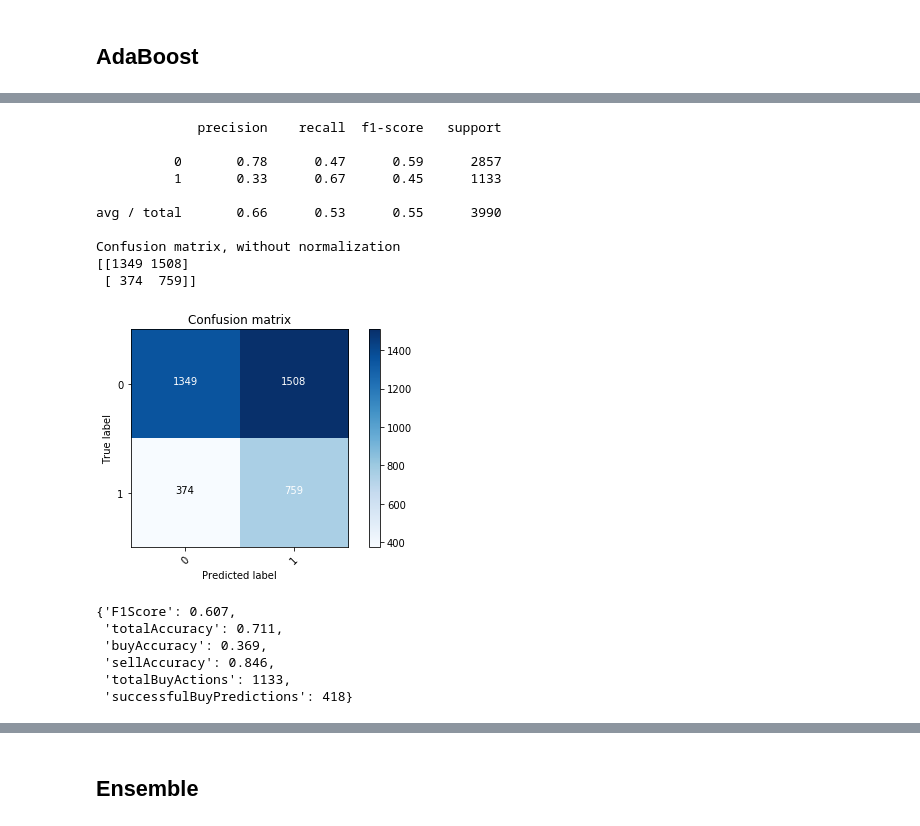
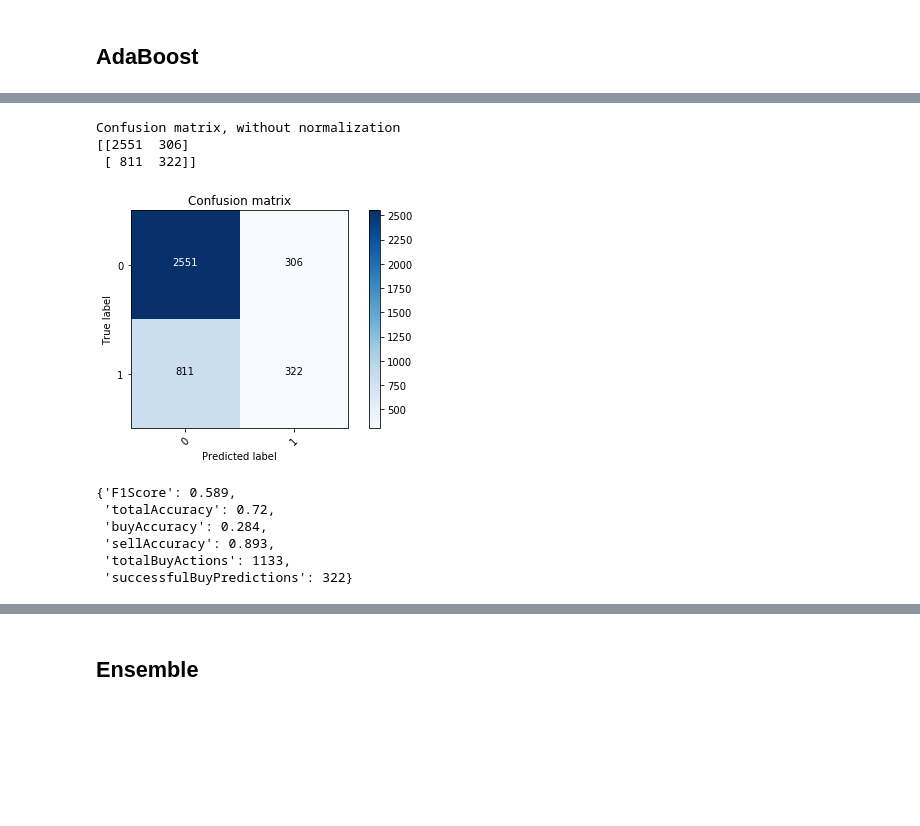
Before and after one commit to iaghidro/stock-predictor, a Jupyter notebook: notebook-files/binaryClassificationBTC.ipynb, the cells around one changed output, grey strips where cells are left out. Saved outputs shown, nothing was run; the diff lists cells and outputs as text; code cells hidden in the pictures; blank space fills up the shorter version.

```diff
--- a/notebook-files/binaryClassificationBTC.ipynb
+++ b/notebook-files/binaryClassificationBTC.ipynb
@@ -965,7 +474,15 @@ prediciton = m.predict_array(df_row[cat_vars], df_row[contin_vars])
 # %% [markdown]
 ## Random Forrest
 # %%
-from sklearn.ensemble import RandomForestRegressor
-mrf = RandomForestRegressor(n_estimators=40, max_features=0.99, min_samples_leaf=2,
+from sklearn.ensemble import RandomForestClassifier
+# from sklearn.model_selection import GridSearchCV
+# mrf = RandomForestClassifier()
+# params_rf = {'n_estimators': [ 100, 200]}
+# rf_gs = GridSearchCV(mrf, params_rf, cv=5)
+# rf_gs.fit(df.values, y);
+# mrf = rf_gs.best_estimator_
+
+mrf = RandomForestClassifier(n_estimators=150, max_features=0.99, min_samples_leaf=2,
                           n_jobs=-1, oob_score=True)
 mrf.fit(df.values, y);
+mrf
@@ -1015,7 +532,7 @@ p.result
 ## AdaBoost
 # %%
 from sklearn.ensemble import AdaBoostClassifier
-ada = AdaBoostClassifier(random_state=1)
+ada = AdaBoostClassifier(random_state=1, learning_rate=0.5)
 ada.fit(df.values, y)
 # %% [output]
 AdaBoostClassifier(algorithm='SAMME.R', base_estimator=None,
@@ -1029,27 +547,19 @@ preds = ada.predict(df_test.values)
 # %%
-p.confusion_matrix(p.test[dep], PredtoClass(preds), ['0', '1'], [0, 1])
+p.confusion_matrix(p.test[dep], preds, ['0', '1'], [0, 1])
 # %% [output]
-             precision    recall  f1-score   support
-
-          0       0.78      0.47      0.59      2857
-          1       0.33      0.67      0.45      1133
-
-avg / total       0.66      0.53      0.55      3990
-
 Confusion matrix, without normalization
-[[1349 1508]
- [ 374  759]]
+[[2551  306]
+ [ 811  322]]
-[figure, old version]
+[figure, new version]
-# %%
-testPred.predicted = PredtoClass(preds)
-p.calculate_accuracy(testPred)
-# %% [output]
-{'F1Score': 0.607,
- 'totalAccuracy': 0.711,
- 'buyAccuracy': 0.369,
- 'sellAccuracy': 0.846,
- 'totalBuyActions': 1133,
- 'successfulBuyPredictions': 418}
+# %%
+p.calculate_accuracy(testPred)
+# %% [output]
+{'F1Score': 0.589,
+ 'totalAccuracy': 0.72,
+ 'buyAccuracy': 0.284,
+ 'sellAccuracy': 0.893,
+ 'totalBuyActions': 1133,
+ 'successfulBuyPredictions': 322}
 # %%
 p.calculate_net_profit(testPred, 15000, 0)
 p.result
```
Also changed, not shown: parts of 37 cells of this notebook, 5 other files.
